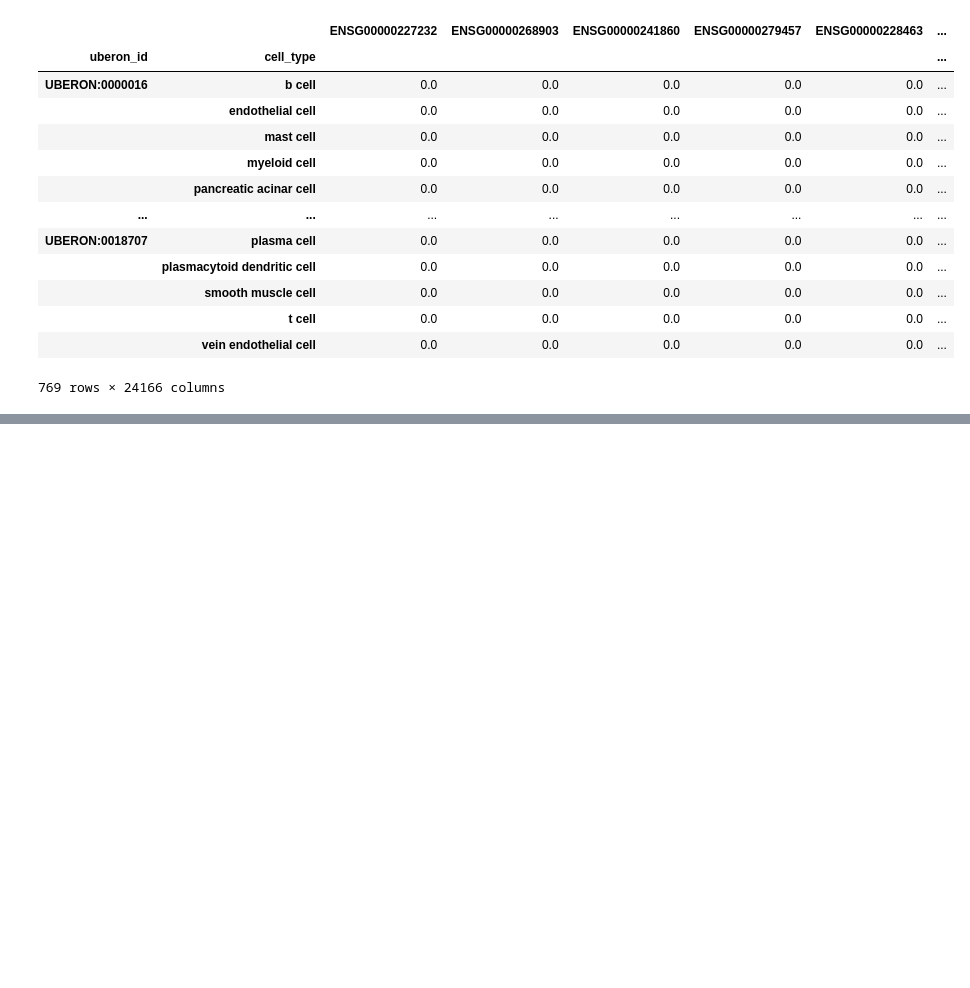
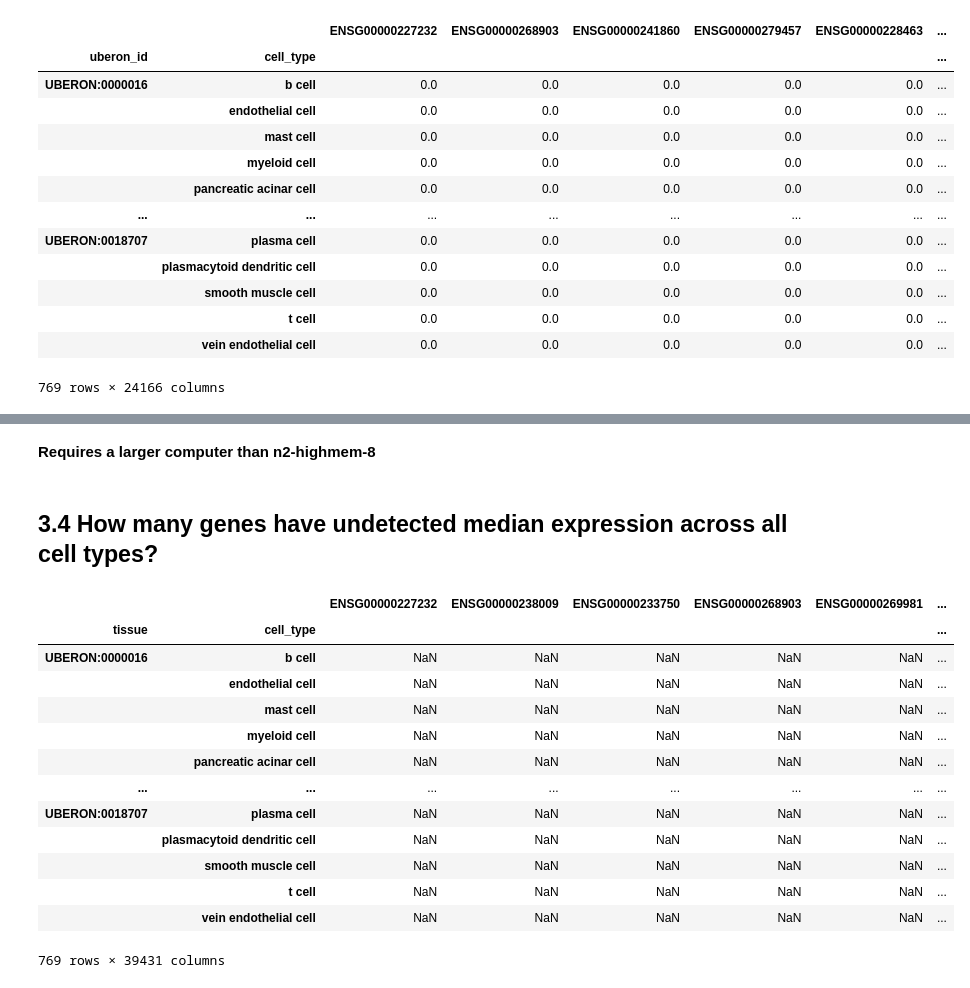
Before and after one commit to opentargets/baseline-expression, a Jupyter notebook: Tabula Sapiens Processing.ipynb, the cells around one changed output, grey strips where cells are left out. Cells and saved outputs as stored; diff of their text form; code cells hidden in the pictures; blank space fills up the shorter version.

```diff
--- a/Tabula Sapiens Processing.ipynb
+++ b/Tabula Sapiens Processing.ipynb
@@ -400,0 +246,40 @@ tabula_counts.to_pickle('median_exp_tabula_counts_tissue_ensembl_id.pkl', compre
+# %%
+#read in sparse counts dataframe
+tabula_counts = pd.read_pickle('tabula_counts_tissue_sparse.pkl', compression = 'gzip')
+# %%
+#set multi-index using tissue and cell type
+tabula_counts.set_index(['tissue', 'cell_type'], inplace = True)
+
+#convert sparse counts dataframe to dense
+tabula_dense = tabula_counts.sparse.to_dense()
+# %% [markdown]
+**Requires a larger computer than n2-highmem-8**
+# %%
+#convert sparse counts dataframe to dense
+tabula_dense = tabula_counts.sparse.to_dense()
+# %%
+from pandarallel import pandarallel
+import multiprocessing
+pandarallel.initialize(progress_bar=True, nb_workers=multiprocessing.cpu_count())
+
+%%time #track time spent on this process (5 mins)
+median_tabula_counts = tabula_dense.groupby(['tissue', 'cell_type'], observed=True).parallel_apply(average_metric)
+# %% [markdown]
+## 3.4 How many genes have undetected median expression across all cell types?
+# %%
+median_tabula_counts.dropna(axis = 1, how = 'all')
+# %% [output]
+|  |  | ENSG00000227232 | ENSG00000238009 | ENSG00000233750 | ENSG00000268903 | ENSG00000269981 | ... |
+| tissue | cell_type |  |  |  |  |  | ... |
+| UBERON:0000016 | b cell | NaN | NaN | NaN | NaN | NaN | ... |
+|  | endothelial cell | NaN | NaN | NaN | NaN | NaN | ... |
+|  | mast cell | NaN | NaN | NaN | NaN | NaN | ... |
+|  | myeloid cell | NaN | NaN | NaN | NaN | NaN | ... |
+|  | pancreatic acinar cell | NaN | NaN | NaN | NaN | NaN | ... |
+| ... | ... | ... | ... | ... | ... | ... | ... |
+| UBERON:0018707 | plasma cell | NaN | NaN | NaN | NaN | NaN | ... |
+|  | plasmacytoid dendritic cell | NaN | NaN | NaN | NaN | NaN | ... |
+|  | smooth muscle cell | NaN | NaN | NaN | NaN | NaN | ... |
+|  | t cell | NaN | NaN | NaN | NaN | NaN | ... |
+|  | vein endothelial cell | NaN | NaN | NaN | NaN | NaN | ... |
+769 rows × 39431 columns
```
Also changed, not shown: parts of 46 cells of this notebook.
